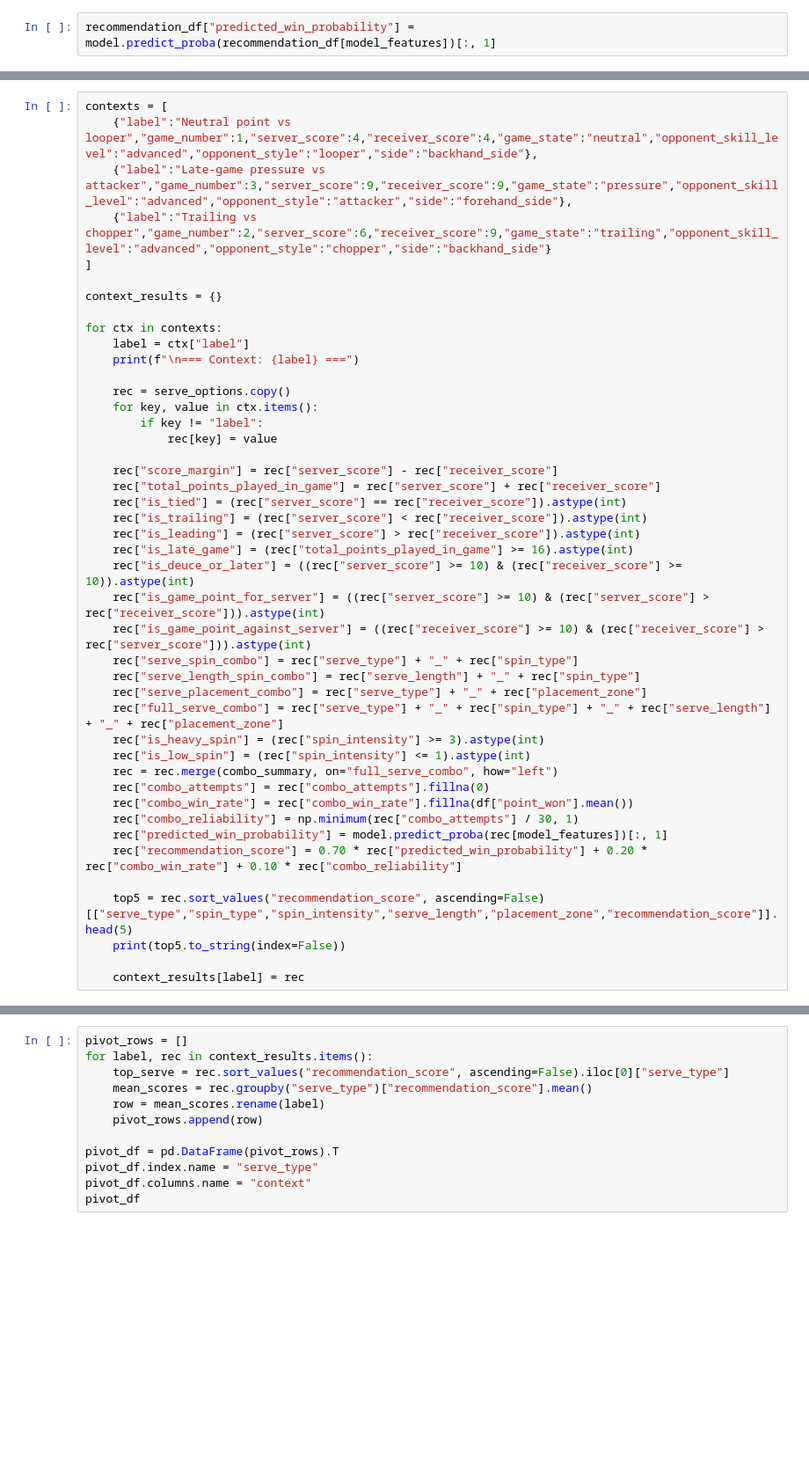
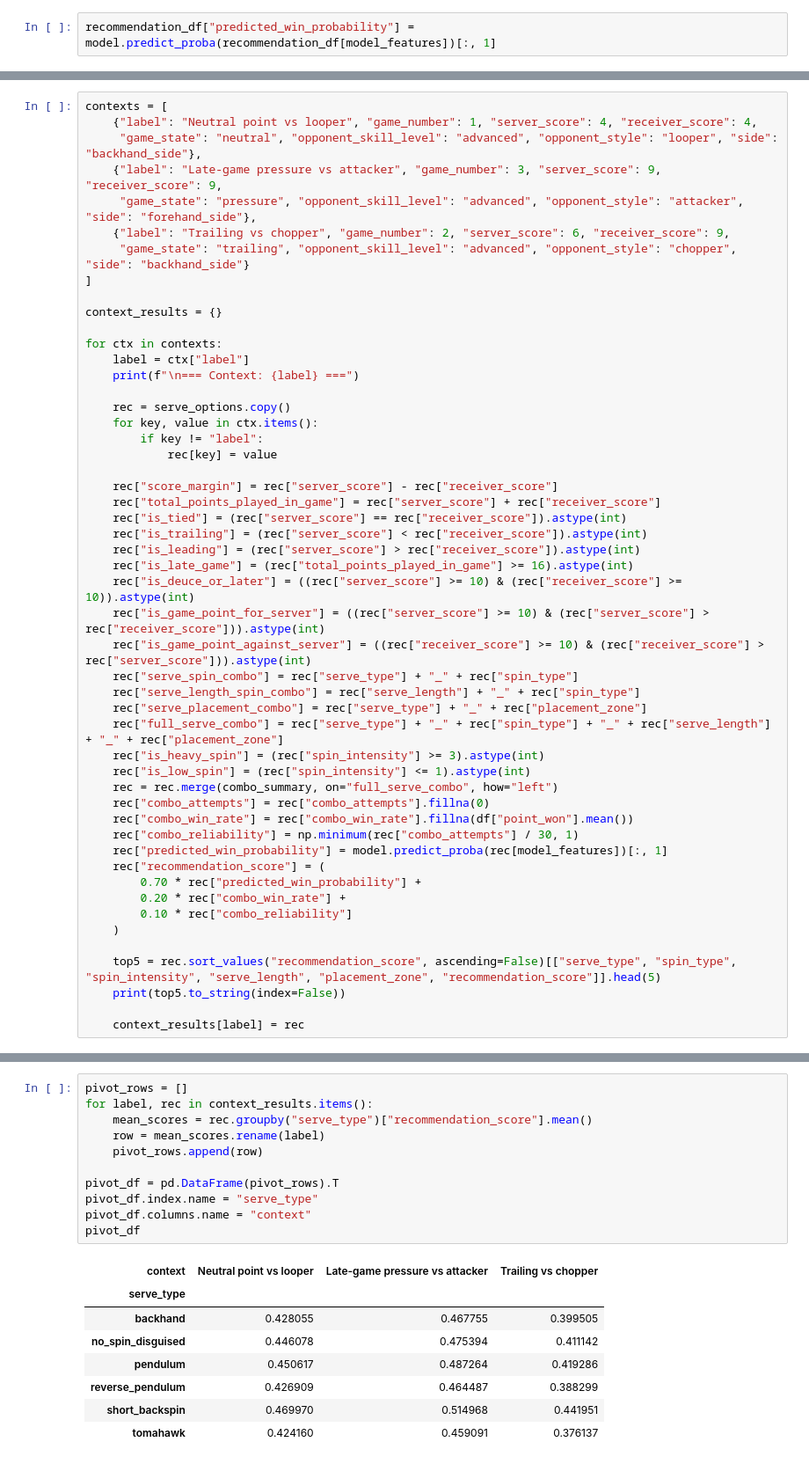
Before and after one commit to SJ-Jain-systems/Table-Tennis-Serve-Analysis, a Jupyter notebook: notebooks/04_serve_recommendation.ipynb, the cells around one changed output, grey strips where cells are left out. Shown at 88% size. Drawn from its saved outputs; the diff is of its cells as text; blank space fills up the shorter version.

```diff
--- a/notebooks/04_serve_recommendation.ipynb
+++ b/notebooks/04_serve_recommendation.ipynb
@@ -128,8 +241,11 @@ reliable_recommendations
 # %%
 contexts = [
-    {"label":"Neutral point vs looper","game_number":1,"server_score":4,"receiver_score":4,"game_state":"neutral","opponent_skill_level":"advanced","opponent_style":"looper","side":"backhand_side"},
-    {"label":"Late-game pressure vs attacker","game_number":3,"server_score":9,"receiver_score":9,"game_state":"pressure","opponent_skill_level":"advanced","opponent_style":"attacker","side":"forehand_side"},
-    {"label":"Trailing vs chopper","game_number":2,"server_score":6,"receiver_score":9,"game_state":"trailing","opponent_skill_level":"advanced","opponent_style":"chopper","side":"backhand_side"}
+    {"label": "Neutral point vs looper", "game_number": 1, "server_score": 4, "receiver_score": 4,
+     "game_state": "neutral", "opponent_skill_level": "advanced", "opponent_style": "looper", "side": "backhand_side"},
+    {"label": "Late-game pressure vs attacker", "game_number": 3, "server_score": 9, "receiver_score": 9,
+     "game_state": "pressure", "opponent_skill_level": "advanced", "opponent_style": "attacker", "side": "forehand_side"},
+    {"label": "Trailing vs chopper", "game_number": 2, "server_score": 6, "receiver_score": 9,
+     "game_state": "trailing", "opponent_skill_level": "advanced", "opponent_style": "chopper", "side": "backhand_side"}
 ]
 
 context_results = {}
@@ -163,9 +279,13 @@ for ctx in contexts:
     rec["combo_win_rate"] = rec["combo_win_rate"].fillna(df["point_won"].mean())
     rec["combo_reliability"] = np.minimum(rec["combo_attempts"] / 30, 1)
     rec["predicted_win_probability"] = model.predict_proba(rec[model_features])[:, 1]
-    rec["recommendation_score"] = 0.70 * rec["predicted_win_probability"] + 0.20 * rec["combo_win_rate"] + 0.10 * rec["combo_reliability"]
+    rec["recommendation_score"] = (
+        0.70 * rec["predicted_win_probability"] +
+        0.20 * rec["combo_win_rate"] +
+        0.10 * rec["combo_reliability"]
+    )
 
-    top5 = rec.sort_values("recommendation_score", ascending=False)[["serve_type","spin_type","spin_intensity","serve_length","placement_zone","recommendation_score"]].head(5)
+    top5 = rec.sort_values("recommendation_score", ascending=False)[["serve_type", "spin_type", "spin_intensity", "serve_length", "placement_zone", "recommendation_score"]].head(5)
     print(top5.to_string(index=False))
 
     context_results[label] = rec
@@ -174,13 +314,21 @@ for ctx in contexts:
 # %%
 pivot_rows = []
 for label, rec in context_results.items():
-    top_serve = rec.sort_values("recommendation_score", ascending=False).iloc[0]["serve_type"]
     mean_scores = rec.groupby("serve_type")["recommendation_score"].mean()
     row = mean_scores.rename(label)
     pivot_rows.append(row)
 
 pivot_df = pd.DataFrame(pivot_rows).T
 pivot_df.index.name = "serve_type"
 pivot_df.columns.name = "context"
 pivot_df
+# %% [output]
+| context | Neutral point vs looper | Late-game pressure vs attacker | Trailing vs chopper |
+| serve_type |  |  |  |
+| backhand | 0.428055 | 0.467755 | 0.399505 |
+| no_spin_disguised | 0.446078 | 0.475394 | 0.411142 |
+| pendulum | 0.450617 | 0.487264 | 0.419286 |
+| reverse_pendulum | 0.426909 | 0.464487 | 0.388299 |
+| short_backspin | 0.469970 | 0.514968 | 0.441951 |
+| tomahawk | 0.424160 | 0.459091 | 0.376137 |
 # %% [markdown]
```
Also changed, not shown: parts of 35 cells of this notebook, 2 other files.
